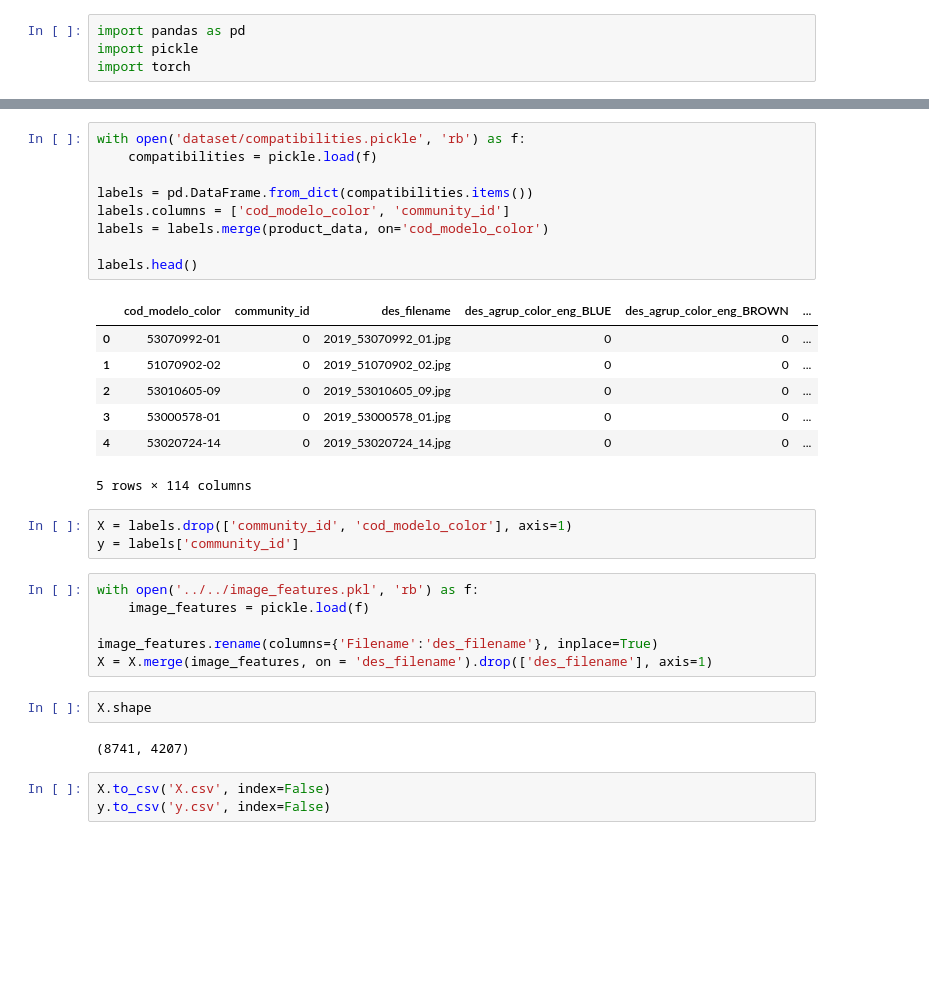
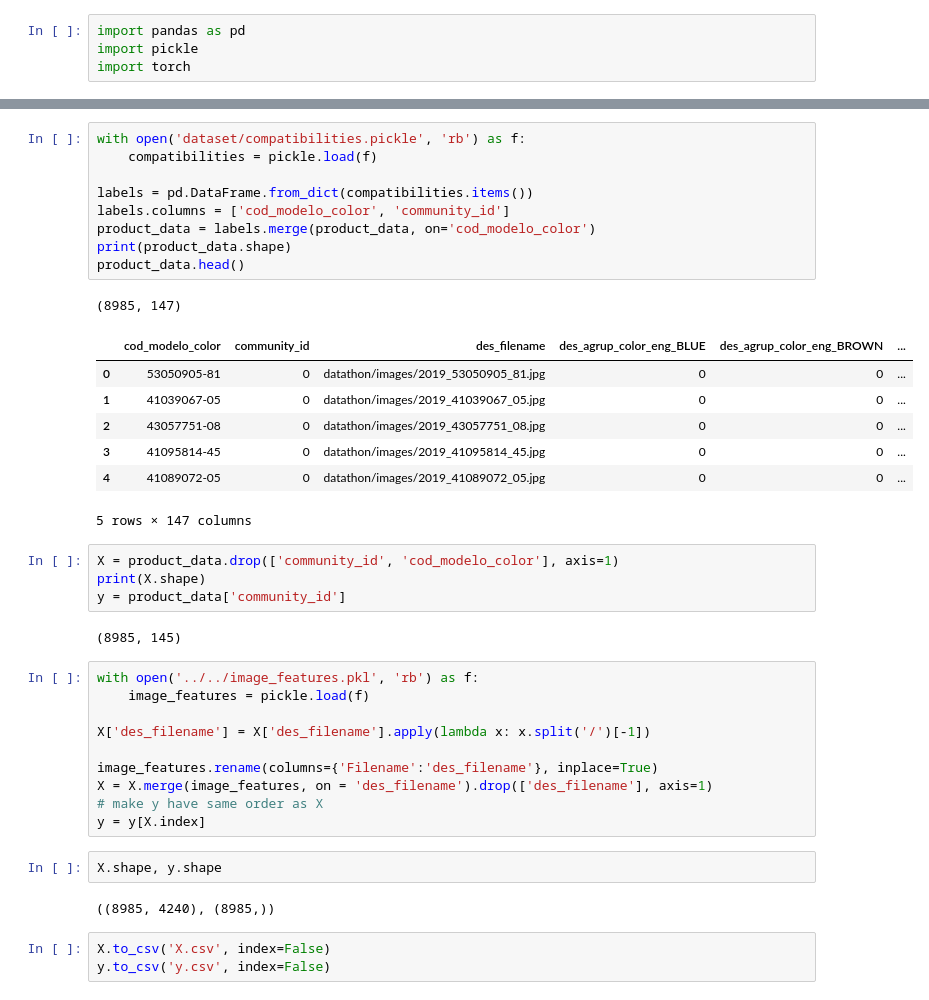
Before and after one commit to pauamargant/Datathon_fme_2023, a Jupyter notebook: create_input.ipynb, the cells around one changed output, grey strips where cells are left out. Saved outputs shown, nothing was run; the diff lists cells and outputs as text; blank space fills up the shorter version.

```diff
--- a/create_input.ipynb
+++ b/create_input.ipynb
@@ -16,33 +16,41 @@ product_data.head()
 # %%
 with open('dataset/compatibilities.pickle', 'rb') as f:
     compatibilities = pickle.load(f)
 
 labels = pd.DataFrame.from_dict(compatibilities.items())
 labels.columns = ['cod_modelo_color', 'community_id']
-labels = labels.merge(product_data, on='cod_modelo_color')
-
-labels.head()
+product_data = labels.merge(product_data, on='cod_modelo_color')
+print(product_data.shape)
+product_data.head()
 # %% [output]
+(8985, 147)
 |  | cod_modelo_color | community_id | des_filename | des_agrup_color_eng_BLUE | des_agrup_color_eng_BROWN | ... |
-| 0 | 53070992-01 | 0 | 2019_53070992_01.jpg | 0 | 0 | ... |
-| 1 | 51070902-02 | 0 | 2019_51070902_02.jpg | 0 | 0 | ... |
-| 2 | 53010605-09 | 0 | 2019_53010605_09.jpg | 0 | 0 | ... |
-| 3 | 53000578-01 | 0 | 2019_53000578_01.jpg | 0 | 0 | ... |
-| 4 | 53020724-14 | 0 | 2019_53020724_14.jpg | 0 | 0 | ... |
+| 0 | 53050905-81 | 0 | datathon/images/2019_53050905_81.jpg | 0 | 0 | ... |
+| 1 | 41039067-05 | 0 | datathon/images/2019_41039067_05.jpg | 0 | 0 | ... |
+| 2 | 43057751-08 | 0 | datathon/images/2019_43057751_08.jpg | 0 | 0 | ... |
+| 3 | 41095814-45 | 0 | datathon/images/2019_41095814_45.jpg | 0 | 0 | ... |
+| 4 | 41089072-05 | 0 | datathon/images/2019_41089072_05.jpg | 0 | 0 | ... |
-5 rows × 114 columns
+5 rows × 147 columns
 # %%
-X = labels.drop(['community_id', 'cod_modelo_color'], axis=1)
-y = labels['community_id']
+X = product_data.drop(['community_id', 'cod_modelo_color'], axis=1)
+print(X.shape)
+y = product_data['community_id']
+# %% [output]
+(8985, 145)
 # %%
 with open('../../image_features.pkl', 'rb') as f:
     image_features = pickle.load(f)
 
+X['des_filename'] = X['des_filename'].apply(lambda x: x.split('/')[-1])
+
 image_features.rename(columns={'Filename':'des_filename'}, inplace=True)
 X = X.merge(image_features, on = 'des_filename').drop(['des_filename'], axis=1)
+# make y have same order as X
+y = y[X.index]
 # %%
-X.shape
+X.shape, y.shape
 # %% [output]
-(8741, 4207)
+((8985, 4240), (8985,))
 # %%
 X.to_csv('X.csv', index=False)
 y.to_csv('y.csv', index=False)
```
Also changed, not shown: parts of 1 cell of this notebook, 5 other files.
